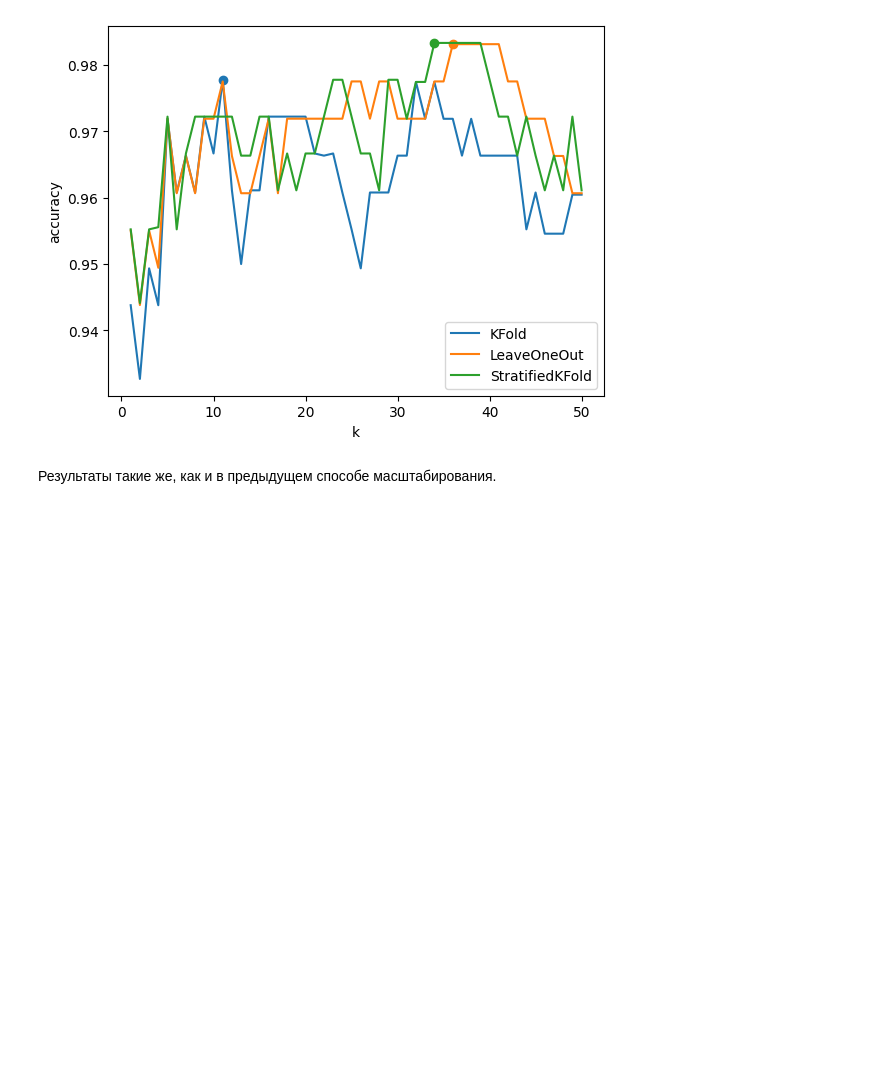
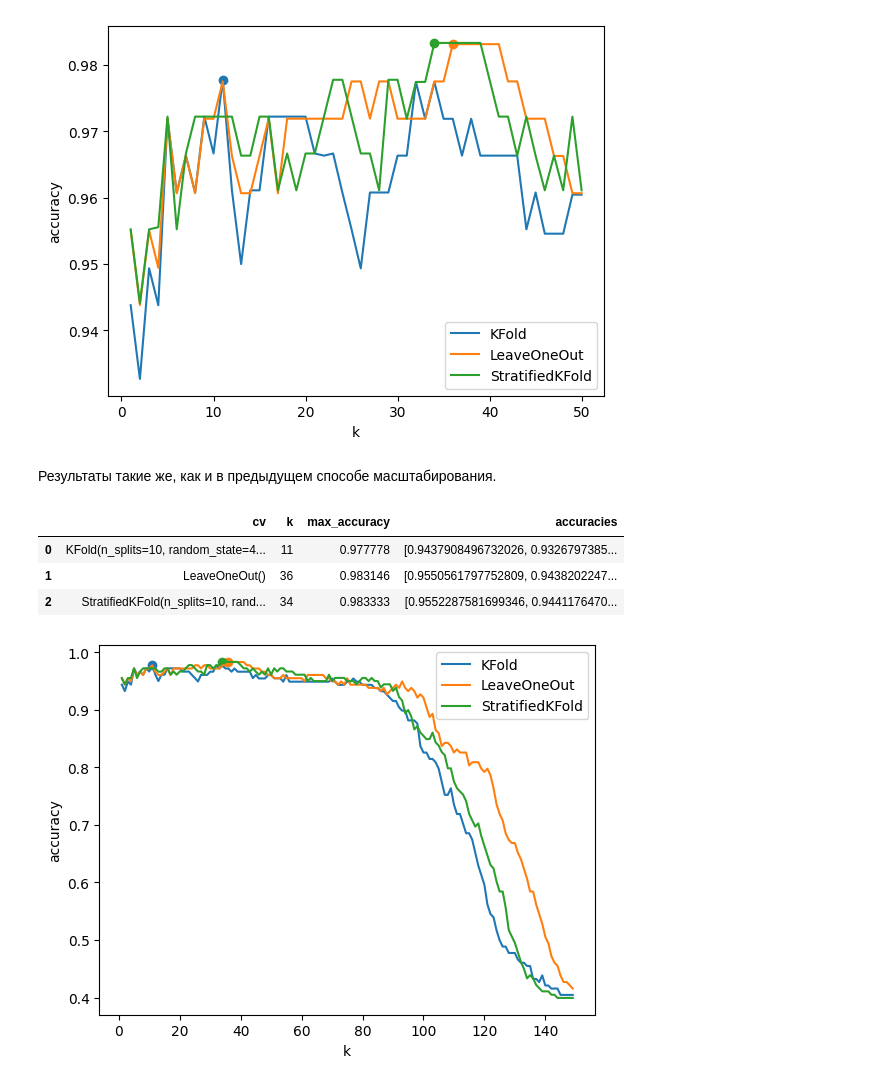
Before and after one commit to kudrmax/machine-learning, a Jupyter notebook: hse-hw1/task3.ipynb, the cells around one changed output. Drawn from its saved outputs; the diff is of its cells as text; code cells hidden in the pictures; blank space fills up the shorter version.

```diff
--- a/hse-hw1/task3.ipynb
+++ b/hse-hw1/task3.ipynb
@@ -65,7 +65,6 @@ def calculate_accuracies(X, y, k_range, n_splits=10, random_state=42):
 
     for cv in cvs:
         mean_accuracies = []
-        accuracies_of_cv = []
 
         for k in range(k_range[0], k_range[1]):
             clf = KNeighborsClassifier(n_neighbors=k)
@@ -84,12 +83,12 @@ def calculate_accuracies(X, y, k_range, n_splits=10, random_state=42):
 
     return result
 # %%
-def show_accuracy_plot(result):
+def show_accuracy_plot(result, k_range=(1, 51)):
     """
     Функция для отрисовки графиков для функции calculate_accuracies
     """
     for i in range(3):
-        plt.plot(range(1, 51), result['accuracies'][i])
+        plt.plot(range(k_range[0], k_range[1]), result['accuracies'][i])
     plt.legend(['KFold','LeaveOneOut','StratifiedKFold'])
     for i in range(3):
         plt.scatter(result['k'][i], result['max_accuracy'][i])
@@ -142,3 +141,16 @@ show_accuracy_plot(res)
 [figure]
 # %% [markdown]
 Результаты такие же, как и в предыдущем способе масштабирования.
+# %%
+# просто для интереса, что будет если k будет меняться в больших пределах
+res = calculate_accuracies(scale(X), y, k_range=(1, 150), n_splits=10)
+res
+# %% [output]
+|  | cv | k | max_accuracy | accuracies |
+| 0 | KFold(n_splits=10, random_state=4... | 11 | 0.977778 | [0.9437908496732026, 0.9326797385... |
+| 1 | LeaveOneOut() | 36 | 0.983146 | [0.9550561797752809, 0.9438202247... |
+| 2 | StratifiedKFold(n_splits=10, rand... | 34 | 0.983333 | [0.9552287581699346, 0.9441176470... |
+# %%
+show_accuracy_plot(res, k_range=(1, 150))
+# %% [output]
+[figure, added]
```
Also changed, not shown: parts of 3 cells of this notebook, 1 other file.
